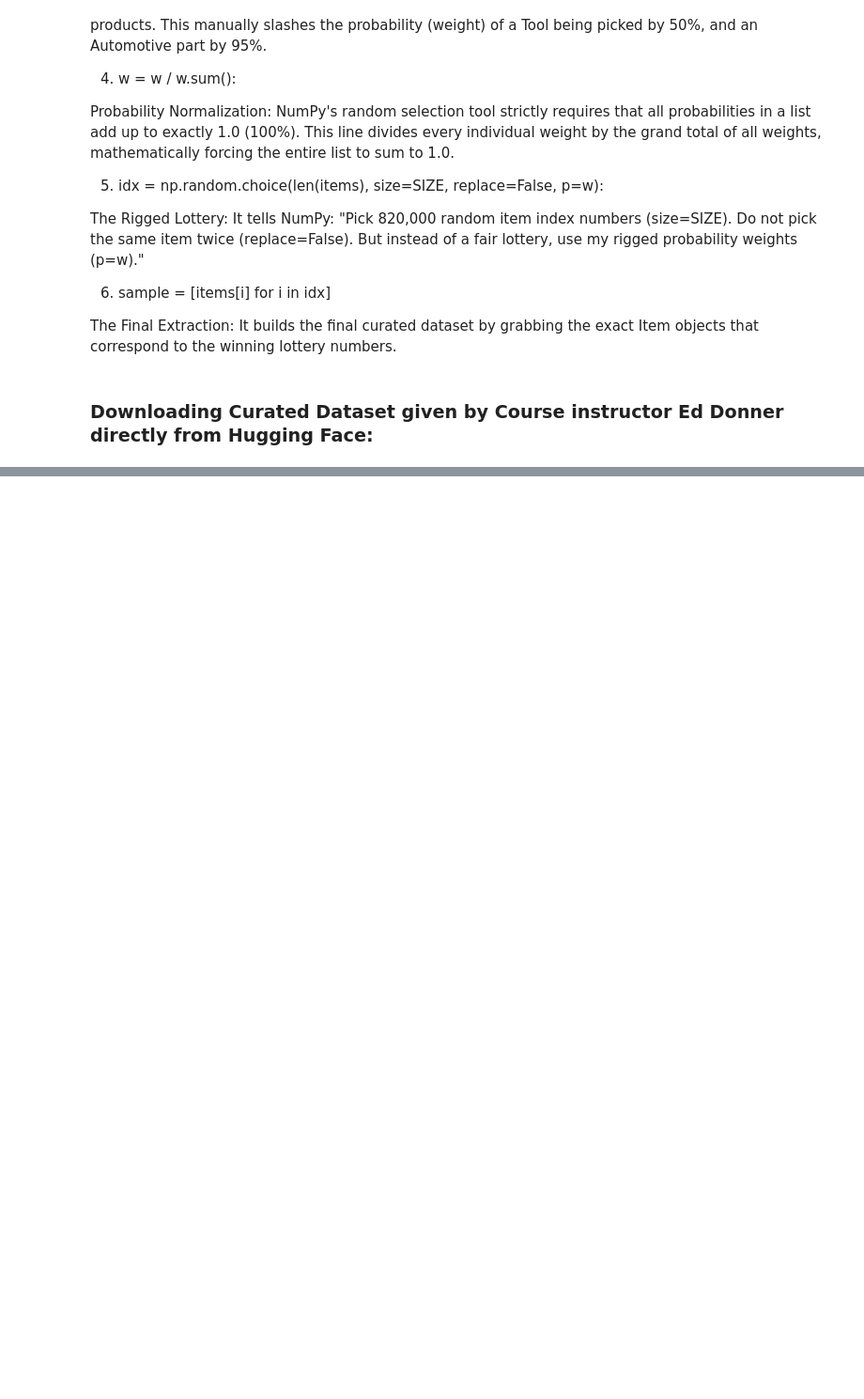
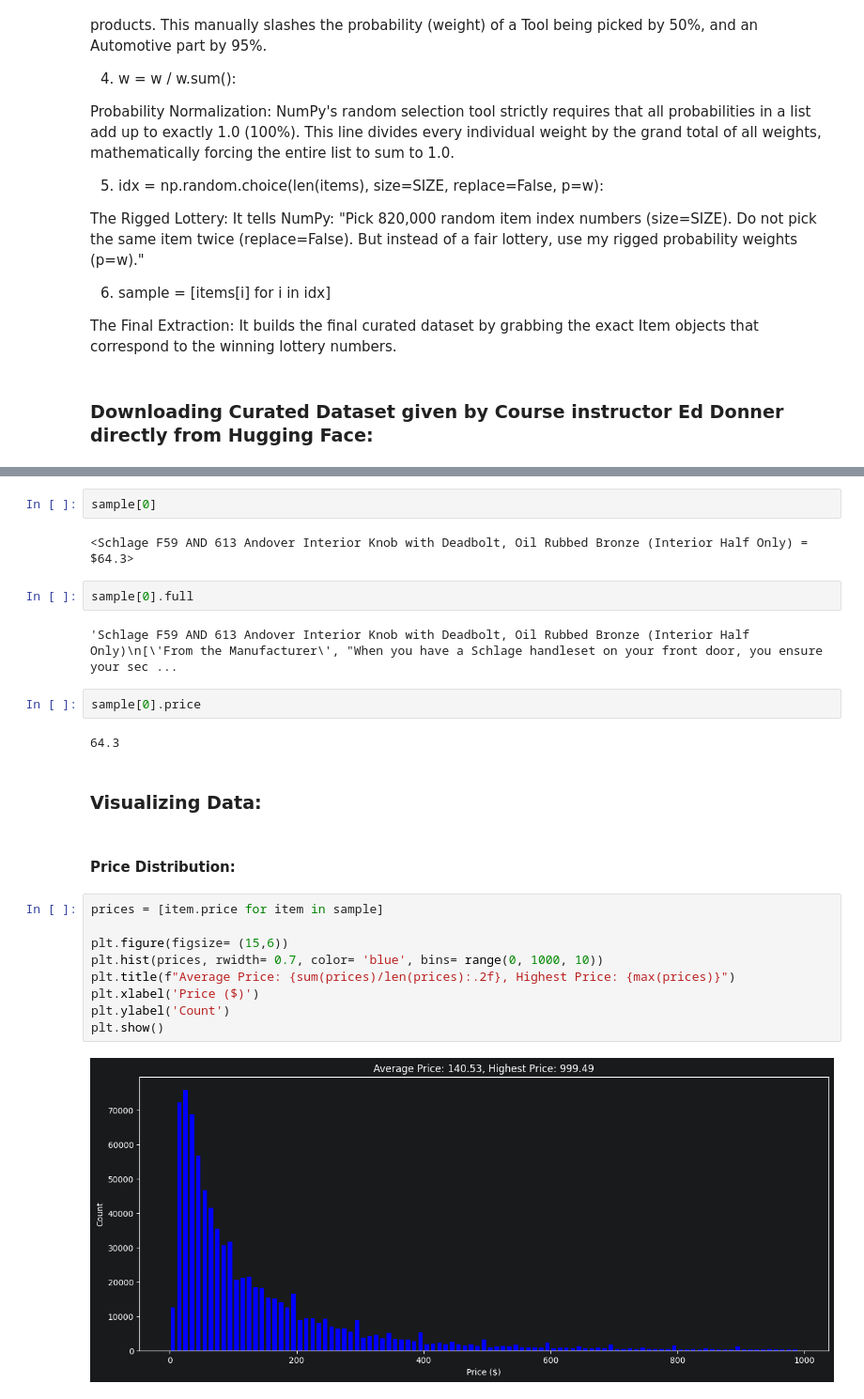
Before and after one commit to Shailya777/Applied-LLM-Engineering, a Jupyter notebook: 06_Fine_Tuning_Frontier_Model/01_Data_Curation.ipynb, the cells around one changed output, grey strips where cells are left out. Shown at 94% size. Cells and saved outputs as stored; diff of their text form; blank space fills up the shorter version.

Commit message:
Visualizing Data: Price Distribution

```diff
--- a/06_Fine_Tuning_Frontier_Model/01_Data_Curation.ipynb
+++ b/06_Fine_Tuning_Frontier_Model/01_Data_Curation.ipynb
@@ -295,0 +292,27 @@ To support symlinks on Windows, you either need to activate Developer Mode or to
+# %%
+sample[0]
+# %% [output]
+<Schlage F59 AND 613 Andover Interior Knob with Deadbolt, Oil Rubbed Bronze (Interior Half Only) = $64.3>
+# %%
+sample[0].full
+# %% [output]
+'Schlage F59 AND 613 Andover Interior Knob with Deadbolt, Oil Rubbed Bronze (Interior Half Only)\n[\'From the Manufacturer\', "When you have a Schlage handleset on your front door, you ensure your sec ...
+# %%
+sample[0].price
+# %% [output]
+64.3
+# %% [markdown]
+### Visualizing Data:
+# %% [markdown]
+#### Price Distribution:
+# %%
+prices = [item.price for item in sample]
+
+plt.figure(figsize= (15,6))
+plt.hist(prices, rwidth= 0.7, color= 'blue', bins= range(0, 1000, 10))
+plt.title(f"Average Price: {sum(prices)/len(prices):.2f}, Highest Price: {max(prices)}")
+plt.xlabel('Price ($)')
+plt.ylabel('Count')
+plt.show()
+# %% [output]
+[figure, added]
```
Also changed, not shown: parts of 2 cells of this notebook.
